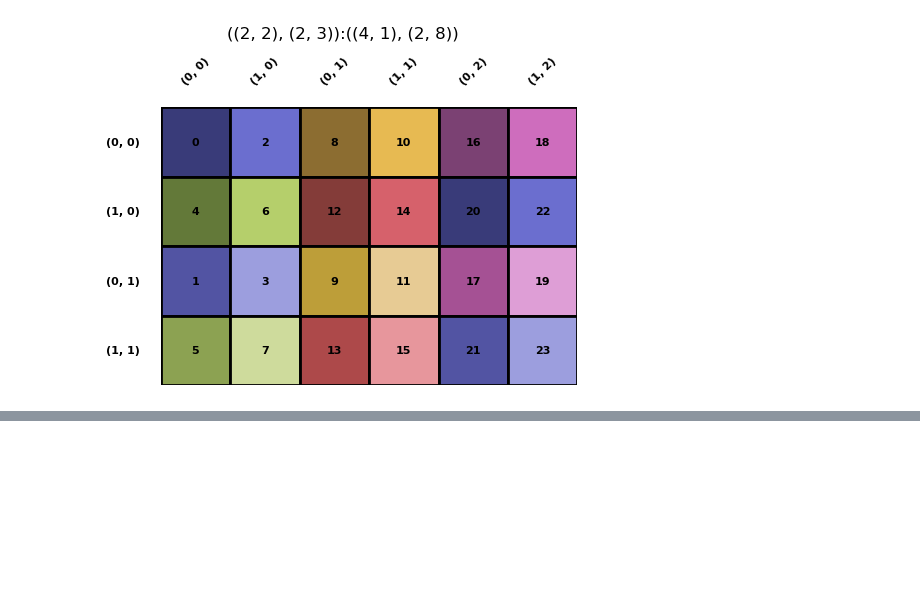
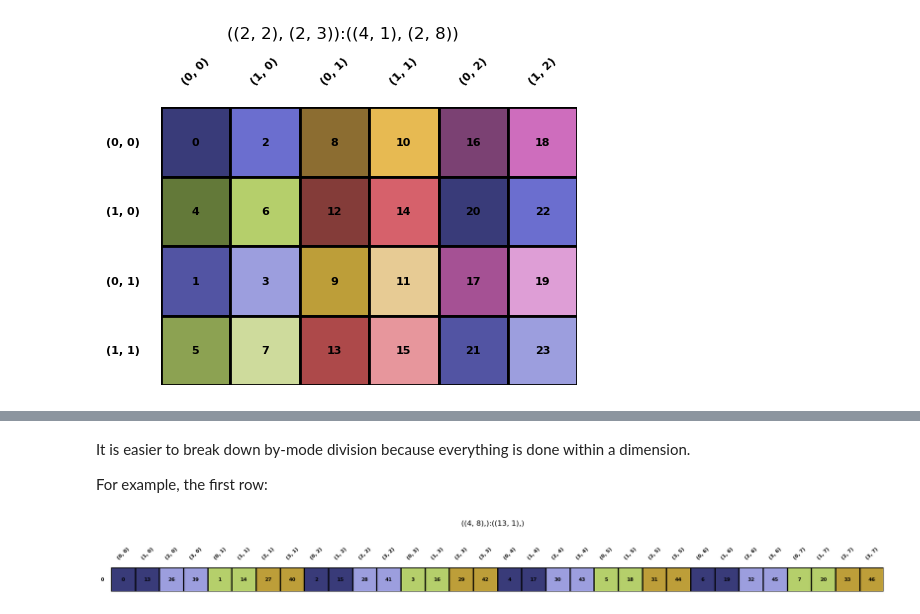
Before and after one commit to w32zhong/simp-intelligence, a Jupyter notebook: simp_intelligence/math/layout_divide.ipynb, the cells around one changed output, grey strips where cells are left out. Cells and saved outputs as stored; diff of their text form; code cells hidden in the pictures; blank space fills up the shorter version.

```diff
--- a/simp_intelligence/math/layout_divide.ipynb
+++ b/simp_intelligence/math/layout_divide.ipynb
@@ -43,0 +62,8 @@ _ = A.composite(Layout.from_string('4,(2,3):2,(1,8)').visualize('$B \\circ \\til
+# %% [markdown]
+It is easier to break down by-mode division because everything is done within a dimension.
+
+For example, the first row:
+# %%
+A_row0 = Layout.from_string('((4,8),):((13,1),)').visualize(color_map=example_color_map)
+# %% [output]
+[figure, added]
```
Also changed, not shown: parts of 16 cells of this notebook, 1 other file.
